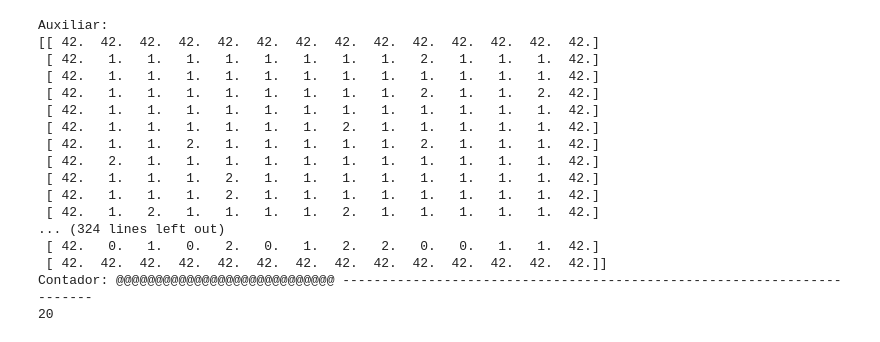
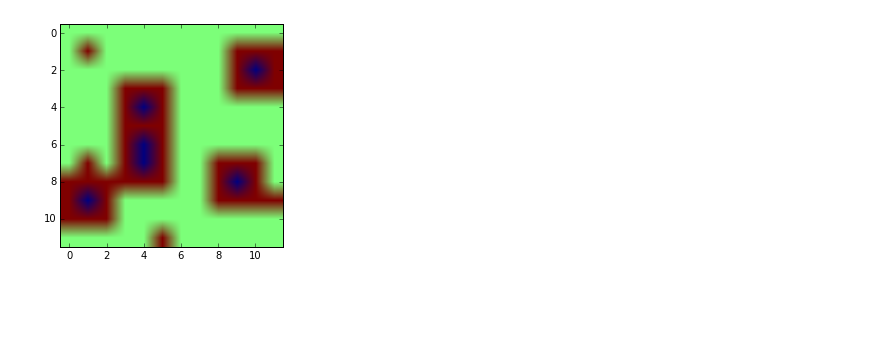
Before and after one commit to LoreMD/proyectoMateCompu, a Jupyter notebook: antonio/IF2-Copy0.ipynb, the cells around one changed output. Saved outputs shown, nothing was run; the diff lists cells and outputs as text; code cells hidden in the pictures; blank space fills up the shorter version.

```diff
--- a/antonio/IF2-Copy0.ipynb
+++ b/antonio/IF2-Copy0.ipynb
@@ -39,11 +42,17 @@ def modificando(n,f,p,tiempo,bosque,aux):
                 else:
                     if bosque[i,j]==0:
                         revive(bosque,p,aux,i,j)
+
+    return aux
 # %%
 def llenado(n,bosque,aux):
     for i in range(0,n+1):
         for j in range(0,n+1):
             bosque[i,j] = aux[i,j]
+# %%
+def impresion(m):
+    plt.imshow(m)
+    plt.show
 # %%
 def final(n,f,p,tiempo):
 # Esta función DEBERÍA de incluir todas las funciones y usarlas para crear el bosque.
@@ -77,20 +88,23 @@ def final(n,f,p,tiempo):
+# %%
+def final2(n,f,p,tiempo):
+    contador = 0
+    bosque=np.matrix(np.ones((n+2,n+2)))
+    aux=np.matrix(np.ones((n+2,n+2)))
+    bosque[:,0]=42
+    bosque[:,n+1]=42
+    bosque[0,:]=42
+    bosque[n+1,:]=42
+    aux[:,0]=42
+    aux[:,n+1]=42
+    aux[0,:]=42
+    aux[n+1,:]=42
+
+
+    for k in range(0,tiempo):
+        nueva=modificando(n,f,p,tiempo,bosque,aux)[1:n+1,1:n+1]
+        impresion(nueva)
+        llenado(n,bosque,aux)
 # %%
-final(12,0.05,0.7,20)
+final2(12,0.05,0.7,2)
 # %% [output]
-Auxiliar:
-[[ 42.  42.  42.  42.  42.  42.  42.  42.  42.  42.  42.  42.  42.  42.]
- [ 42.   1.   1.   1.   1.   1.   1.   1.   1.   2.   1.   1.   1.  42.]
- [ 42.   1.   1.   1.   1.   1.   1.   1.   1.   1.   1.   1.   1.  42.]
- [ 42.   1.   1.   1.   1.   1.   1.   1.   1.   2.   1.   1.   2.  42.]
- [ 42.   1.   1.   1.   1.   1.   1.   1.   1.   1.   1.   1.   1.  42.]
- [ 42.   1.   1.   1.   1.   1.   1.   2.   1.   1.   1.   1.   1.  42.]
- [ 42.   1.   1.   2.   1.   1.   1.   1.   1.   2.   1.   1.   1.  42.]
- [ 42.   2.   1.   1.   1.   1.   1.   1.   1.   1.   1.   1.   1.  42.]
- [ 42.   1.   1.   1.   2.   1.   1.   1.   1.   1.   1.   1.   1.  42.]
- [ 42.   1.   1.   1.   2.   1.   1.   1.   1.   1.   1.   1.   1.  42.]
- [ 42.   1.   2.   1.   1.   1.   1.   2.   1.   1.   1.   1.   1.  42.]
-... (324 lines left out)
- [ 42.   0.   1.   0.   2.   0.   1.   2.   2.   0.   0.   1.   1.  42.]
- [ 42.  42.  42.  42.  42.  42.  42.  42.  42.  42.  42.  42.  42.  42.]]
-Contador: @@@@@@@@@@@@@@@@@@@@@@@@@@@@ -----------------------------------------------------------------------
-20
+[figure, added]
```
Also changed, not shown: parts of 7 cells of this notebook, 1 other file.
